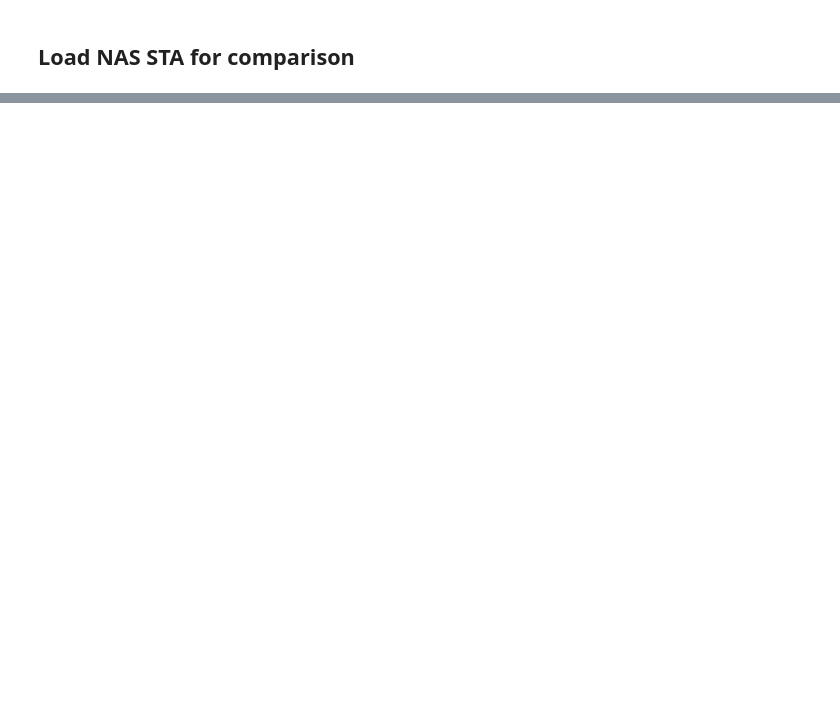
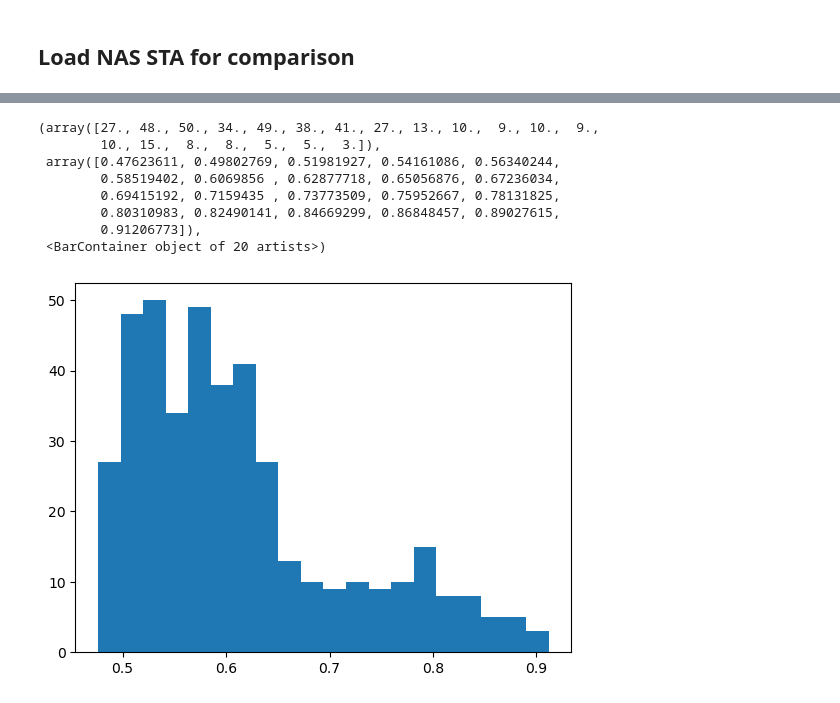
Before and after one commit to DRezeanu/retinanalysis, a Jupyter notebook: nbs/vr_sta.ipynb, the cells around one changed output, grey strips where cells are left out. Drawn from its saved outputs; the diff is of its cells as text; code cells hidden in the pictures; blank space fills up the shorter version.

```diff
--- a/nbs/vr_sta.ipynb
+++ b/nbs/vr_sta.ipynb
@@ -34,0 +65,38 @@ VCD loaded with 492 cells.
+# %%
+def get_all_vcd_stas(vcd):
+    cell_ids = vcd.get_cell_ids()
+    stas = []
+    for cell_id in cell_ids:
+        # [H, W, D] for each channel
+        vcd_sta = vcd.get_sta_for_cell(cell_id)
+        vcd_sta = [vcd_sta.red, vcd_sta.green, vcd_sta.blue]
+        # Make [D, H, W, C]
+        vcd_sta = np.stack(vcd_sta, axis=-1).transpose(2, 0, 1, 3)
+        stas.append(vcd_sta)
+    return np.stack(stas, axis=0)
+vcd_stas = get_all_vcd_stas(vcd)
+# %%
+corrs = []
+for i in range(stas.shape[0]):
+    ra_sta = stas[i]
+    vcd_sta = vcd_stas[i]
+    # vcd sta is cropped, so crop ra_sta
+    crop_h = vcd_sta.shape[1]
+    crop_w = vcd_sta.shape[2]
+    h_start = (ra_sta.shape[1] - crop_h) // 2
+    w_start = (ra_sta.shape[2] - crop_w) // 2
+    ra_sta = ra_sta[:, h_start:h_start+crop_h, w_start:w_start+crop_w, :]
+    corr = np.corrcoef(ra_sta.flatten(), vcd_sta.flatten())[0, 1]
+    corrs.append(corr)
+
+plt.hist(corrs, bins=20)
+# %% [output]
+(array([27., 48., 50., 34., 49., 38., 41., 27., 13., 10.,  9., 10.,  9.,
+        10., 15.,  8.,  8.,  5.,  5.,  3.]),
+ array([0.47623611, 0.49802769, 0.51981927, 0.54161086, 0.56340244,
+        0.58519402, 0.6069856 , 0.62877718, 0.65056876, 0.67236034,
+        0.69415192, 0.7159435 , 0.73773509, 0.75952667, 0.78131825,
+        0.80310983, 0.82490141, 0.84669299, 0.86848457, 0.89027615,
+        0.91206773]),
+ <BarContainer object of 20 artists>)
+[figure, added]
```
Also changed, not shown: parts of 9 cells of this notebook, 5 other files.
